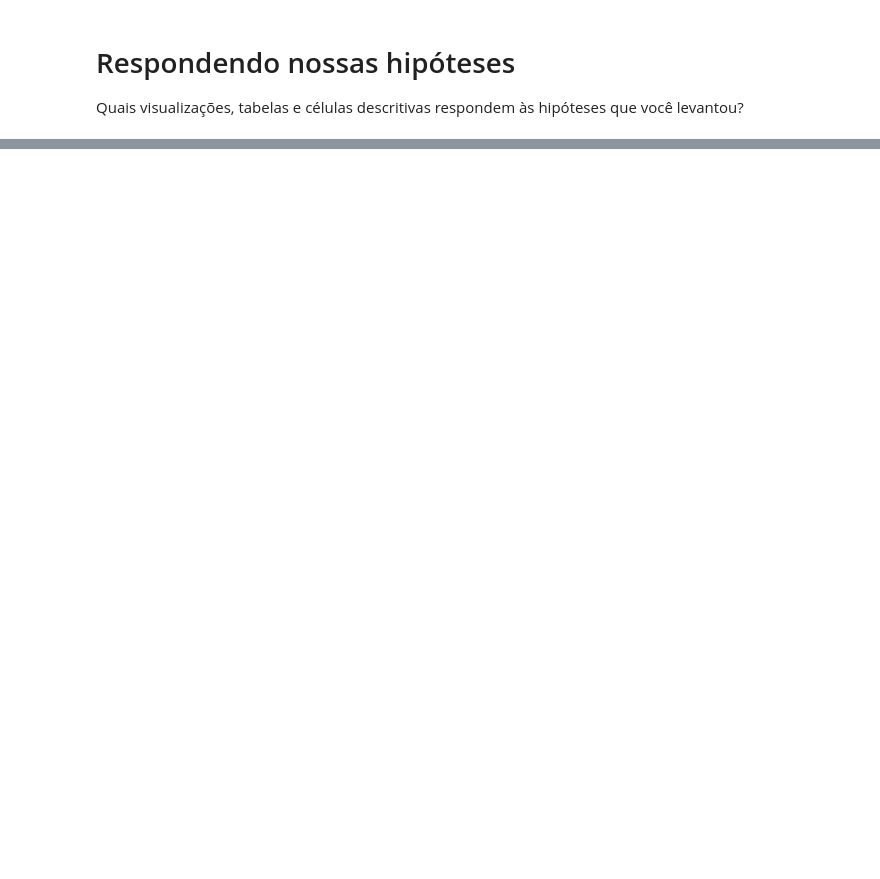
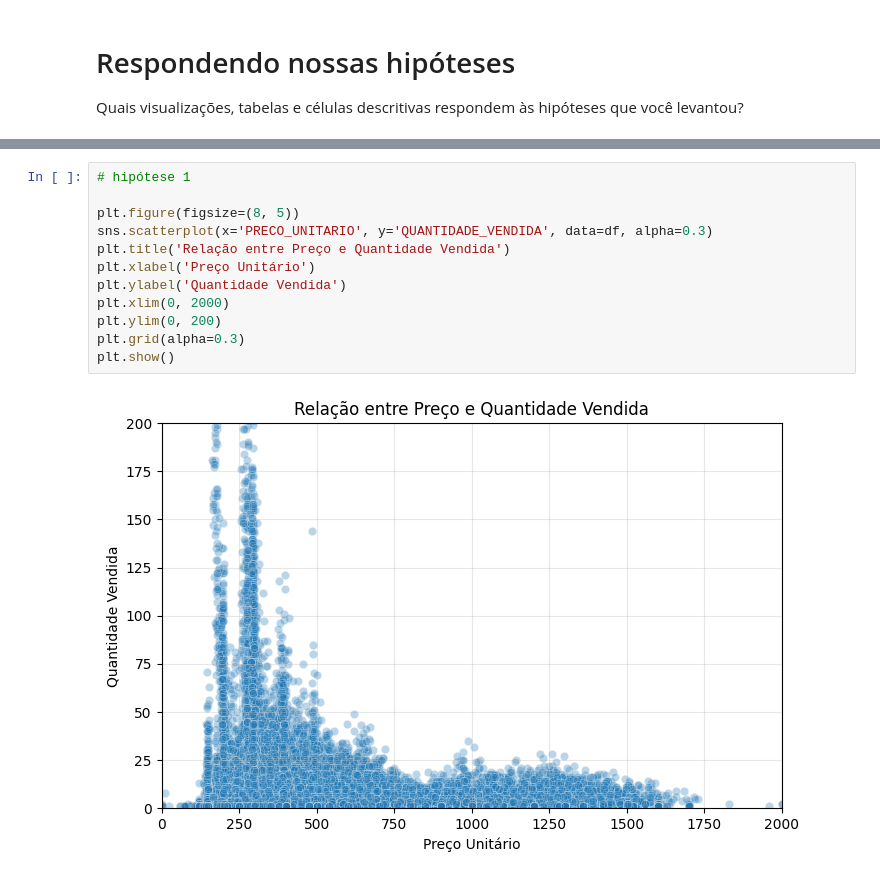
Before and after one commit to DianaSerrano1/MVP-AnalisedeDados, a Jupyter notebook: Análise_de_Dados_e_Boas_Práticas_MVP.ipynb, the cells around one changed output, grey strips where cells are left out. Saved outputs shown, nothing was run; the diff lists cells and outputs as text; blank space fills up the shorter version.

```diff
--- a/Análise_de_Dados_e_Boas_Práticas_MVP.ipynb
+++ b/Análise_de_Dados_e_Boas_Práticas_MVP.ipynb
@@ -647,0 +692,14 @@ As três hipóteses levantadas foram validadas:
+# %%
+# hipótese 1
+
+plt.figure(figsize=(8, 5))
+sns.scatterplot(x='PRECO_UNITARIO', y='QUANTIDADE_VENDIDA', data=df, alpha=0.3)
+plt.title('Relação entre Preço e Quantidade Vendida')
+plt.xlabel('Preço Unitário')
+plt.ylabel('Quantidade Vendida')
+plt.xlim(0, 2000)
+plt.ylim(0, 200)
+plt.grid(alpha=0.3)
+plt.show()
+# %% [output]
+[figure, added]
```
Also changed, not shown: parts of 52 cells of this notebook.
